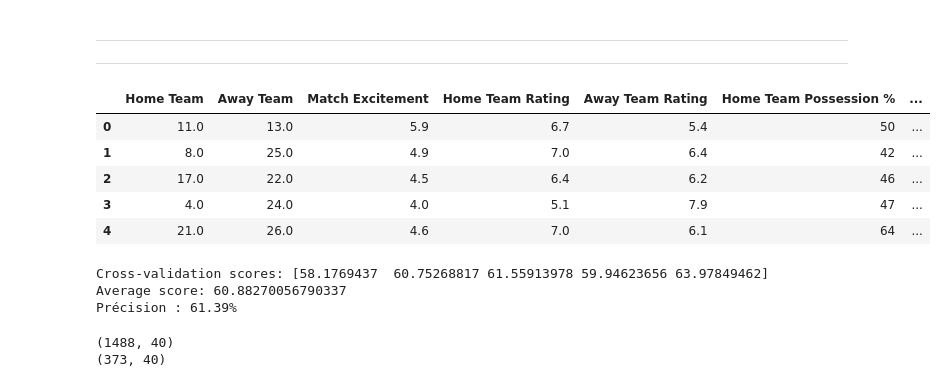
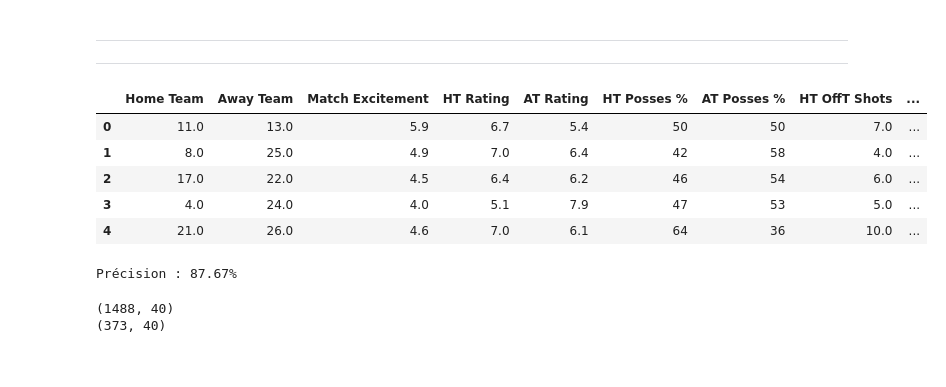
Before and after one commit to SamSamV/Predictions_Match_Outcome, a Jupyter notebook: toma.ipynb, the cells around one changed output. Drawn from its saved outputs; the diff is of its cells as text; code cells hidden in the pictures.

```diff
--- a/toma.ipynb
+++ b/toma.ipynb
@@ -111,6 +130,6 @@ df2.head()
 # on merge par le score,les couples d'équipes et l'année
 # ON A DONC NOTRE DATAFRAME PROPRE
 
-df = pd.merge(df1, df2, on=['season', 'Home Team', 'Away Team','Home Team Goals Scored', 'Away Team Goals Scored'])
+df = pd.merge(df1, df2, on=['season', 'Home Team', 'Away Team','HT Goals Scored', 'AT Goals Scored'])
 df.head()
 # %% [output]
@@ -129,5 +171,15 @@ df.shape
 # %%
 df = df.dropna()
-df["Score Difference"] = df["Home Team Goals Scored"] - df["Away Team Goals Scored"]  # on renseigne l'ecart de score
+df["Score Difference"] = df["HT Goals Scored"] - df["AT Goals Scored"]  # on renseigne l'ecart de score
 df["Match Outcome"] = df["Score Difference"].apply(lambda x: 1 if x > 0 else (-1 if x < 0 else 0)) # on renseigne l'issue du match (1/0/-1)
-#df = pd.get_dummies(df, columns=["Home Team", "Away Team"]).head() # Convertir les attributs catégoriels en attributs numériques
+
+df['MatchWeek'] = (df.index // 10) + 1 # nouvelle colonne qui donne la "journée" du match (semaine)
+col_to_move = df.pop('MatchWeek')
+df.insert(0, 'MatchWeek', col_to_move)
+
+col_to_move1 = df.pop('date')
+df.insert(0, 'date', col_to_move1)
+df["date"] = pd.to_datetime(df["date"]) # on convertie le type de "date"
+
+df = df.sort_values("date") # on trie chronologiquement
+df = df.round(2) # 2 chiffres après la virgule
@@ -133,0 +214,18 @@ df["Match Outcome"] = df["Score Difference"].apply(lambda x: 1 if x > 0 else (-1
+# %%
+featuresL3M = ["Goals Scored", "Goals Conceeded", "xG", "NSxG", "TotShots",
+                "RedC", "Importance"]
+fL3M = ["Match Outcome", "Score Difference"]
+
+# on applque les fonctions à tous les features
+
+for feature in featuresL3M:
+    df["HT " + feature + " L3M"] = df.apply(lambda x: get_HA_L3M(df, x['Home Team'], x['date'], x.name, feature), axis=1)
+    df["AT " + feature + " L3M"] = df.apply(lambda x: get_HA_L3M(df, x['Away Team'], x['date'], x.name, feature), axis=1)
+for feature in fL3M:
+    df["HT " + feature + " L3M"] = df.apply(lambda x: get_L3M(df, x['Home Team'], x['date'], x.name, feature), axis=1)
+    df["AT " + feature + " L3M"] = df.apply(lambda x: get_L3M(df, x['Away Team'], x['date'], x.name, feature), axis=1)
+
+
+########################################################
+# ATTENTION 38 SECONDES POUR L'EXECUTION DE LA CELLULE #
+########################################################
@@ -326,15 +442,15 @@ df[["Home Team", "Away Team"]].head()
 ---
 ---
 # %%
-df =df.drop("Home Team Goals Scored", axis = 1)
-df = df.drop("Away Team Goals Scored", axis = 1)
-df = df.drop("Home Team Goals Conceeded", axis = 1)
-df = df.drop("Away Team Goals Conceeded", axis = 1)
+df =df.drop("HT Goals Scored", axis = 1)
+df = df.drop("AT Goals Scored", axis = 1)
+df = df.drop("HT Goals Conceeded", axis = 1)
+df = df.drop("AT Goals Conceeded", axis = 1)
 df.head()
 # %% [output]
-|  | Home Team | Away Team | Match Excitement | Home Team Rating | Away Team Rating | Home Team Possession % | ... |
-| 0 | 11.0 | 13.0 | 5.9 | 6.7 | 5.4 | 50 | ... |
-| 1 | 8.0 | 25.0 | 4.9 | 7.0 | 6.4 | 42 | ... |
-| 2 | 17.0 | 22.0 | 4.5 | 6.4 | 6.2 | 46 | ... |
-| 3 | 4.0 | 24.0 | 4.0 | 5.1 | 7.9 | 47 | ... |
-| 4 | 21.0 | 26.0 | 4.6 | 7.0 | 6.1 | 64 | ... |
+|  | Home Team | Away Team | Match Excitement | HT Rating | AT Rating | HT Posses % | AT Posses % | HT OffT Shots | ... |
+| 0 | 11.0 | 13.0 | 5.9 | 6.7 | 5.4 | 50 | 50 | 7.0 | ... |
+| 1 | 8.0 | 25.0 | 4.9 | 7.0 | 6.4 | 42 | 58 | 4.0 | ... |
+| 2 | 17.0 | 22.0 | 4.5 | 6.4 | 6.2 | 46 | 54 | 6.0 | ... |
+| 3 | 4.0 | 24.0 | 4.0 | 5.1 | 7.9 | 47 | 53 | 5.0 | ... |
+| 4 | 21.0 | 26.0 | 4.6 | 7.0 | 6.1 | 64 | 36 | 10.0 | ... |
@@ -358,6 +474,6 @@ features = ['season', 'Home Team', 'Away Team', 'Match Excitement',
 # %%
 # Division des données en ensembles d'entraînement et de test
-X_train, X_test, y_train, y_test = train_test_split(df[features], df["Score Difference"], test_size=0.2, random_state=42)
+X_train, X_test, y_train, y_test = train_test_split(df[features], df["Match Outcome"], test_size=0.2, random_state=42)
 
 # Entraînement d'un modèle de forêt aléatoire
 clf = RandomForestClassifier(n_estimators=100, random_state=42)
@@ -367,17 +483,15 @@ clf.fit(X_train, y_train)
 y_pred = clf.predict(X_test)
 y_pred2 = clf.predict_proba(X_test)
 
-scores = cross_val_score(clf, df[features], df["Score Difference"], cv=5)
-print("Cross-validation scores:", scores*100)
-print("Average score:", scores.mean()*100)
+# scores = cross_val_score(clf, df[features], df["Score Difference"], cv=5)
+# print("Cross-validation scores:", scores*100)
+# print("Average score:", scores.mean()*100)
 
 # Calcul de la précision
 accuracy = accuracy_score(y_test, y_pred)
 print("Précision : {:.2f}%".format(accuracy * 100))
 # %% [output]
-Cross-validation scores: [58.1769437  60.75268817 61.55913978 59.94623656 63.97849462]
-Average score: 60.88270056790337
-Précision : 61.39%
+Précision : 87.67%
 # %%
 print(X_train.shape)
 print(X_test.shape)
```
Also changed, not shown: parts of 38 cells of this notebook, 1 other file.
